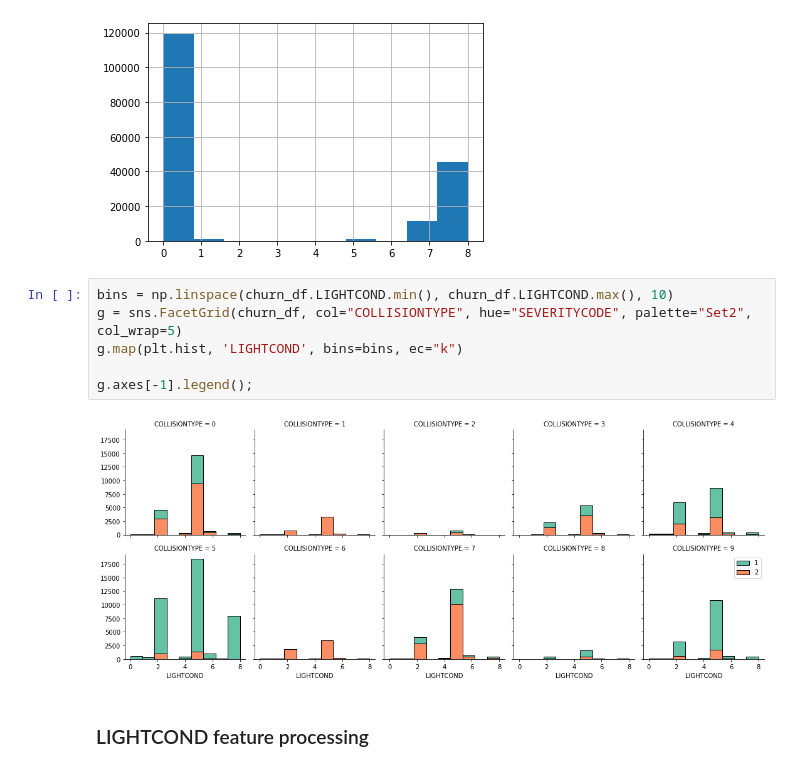
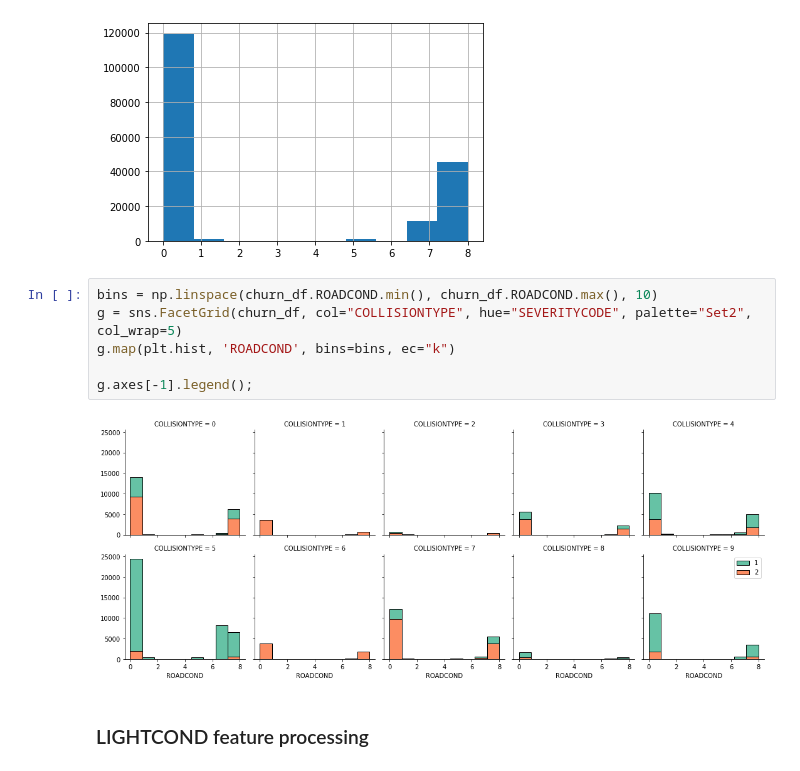
Before and after one commit to rafaelmata357/Coursera_Capstone, a Jupyter notebook: capstone_project.ipynb, the cells around one changed output. Saved outputs shown, nothing was run; the diff lists cells and outputs as text.

```diff
--- a/capstone_project.ipynb
+++ b/capstone_project.ipynb
@@ -575,13 +574,13 @@ churn_df.ROADCOND.hist();
 # %% [output]
 [figure]
 # %%
-bins = np.linspace(churn_df.LIGHTCOND.min(), churn_df.LIGHTCOND.max(), 10)
+bins = np.linspace(churn_df.ROADCOND.min(), churn_df.ROADCOND.max(), 10)
 g = sns.FacetGrid(churn_df, col="COLLISIONTYPE", hue="SEVERITYCODE", palette="Set2", col_wrap=5)
-g.map(plt.hist, 'LIGHTCOND', bins=bins, ec="k")
+g.map(plt.hist, 'ROADCOND', bins=bins, ec="k")
 
 g.axes[-1].legend();
 # %% [output]
-[figure, old version]
+[figure, new version]
 # %% [markdown]
 ### LIGHTCOND feature processing
 # %%
```
Also changed, not shown: parts of 34 cells of this notebook.
